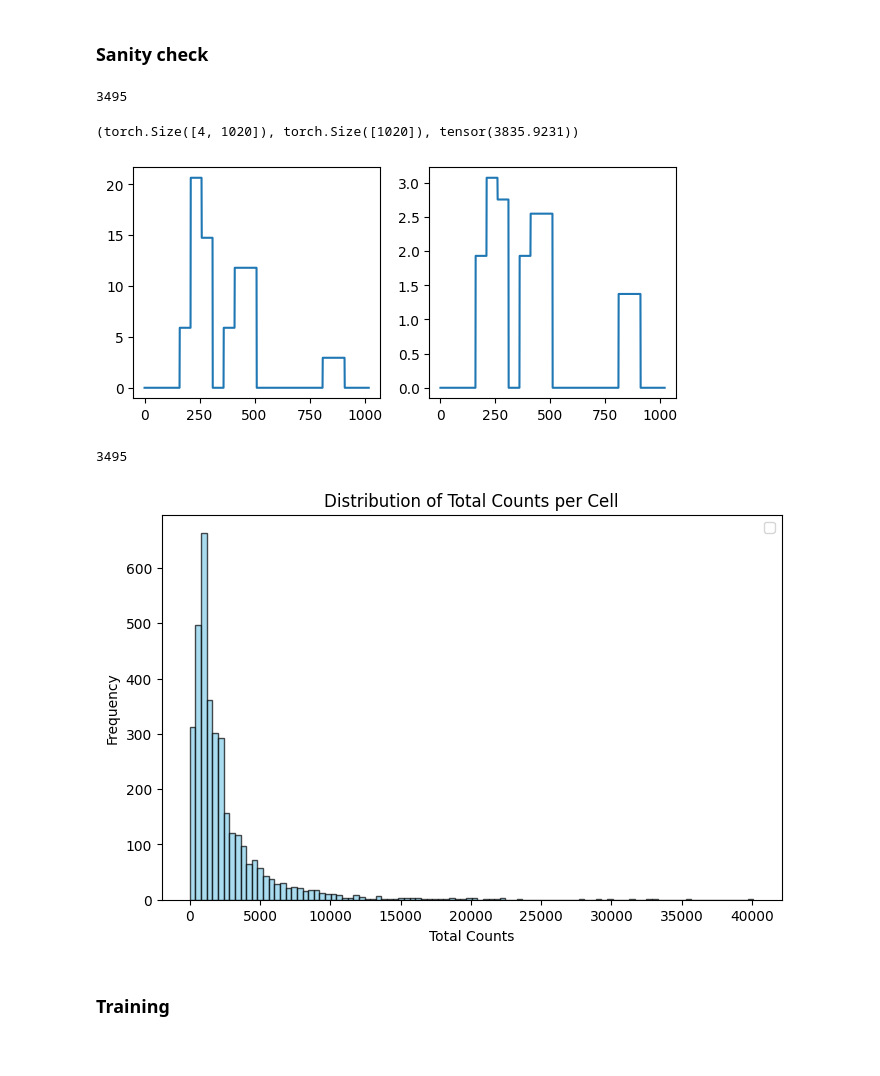
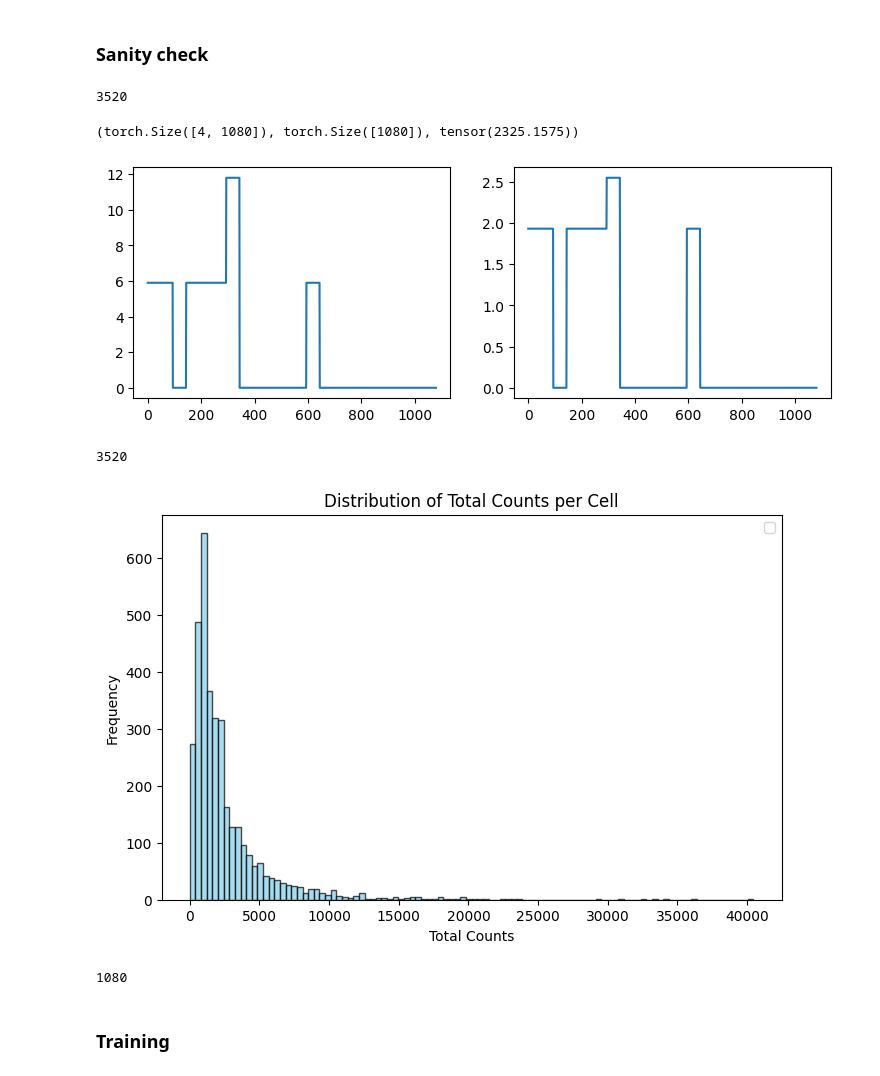
Before and after one commit to alw399/FACT, a Jupyter notebook: notebooks/train_seq.ipynb, the cells around one changed output. Saved outputs shown, nothing was run; the diff lists cells and outputs as text; code cells hidden in the pictures.

```diff
--- a/notebooks/train_seq.ipynb
+++ b/notebooks/train_seq.ipynb
@@ -28,8 +28,8 @@ fasta_path = '../data/GRCm38.primary_assembly.genome.fa'
 bed_path = '../data/bed_files/GFP_TTseq_max_sorted_top_quintile.bed'
 # bed_path = '../data/bed_files/TSS_combined.bed'
 
-window_left = 510
-window_right = 510
+window_left = 540
+window_right = 540
 signal_bins = None
 batch_size = 256
 epochs = 1000
@@ -54,16 +54,16 @@ dataset = SequenceBigWigDataset(
 # %%
 len(dataset)
 # %% [output]
-3495
+3520
 # %%
 rand_idx = int(np.random.rand() * len(dataset))
 x, y = dataset[rand_idx]
 x.shape, y.shape, y.sum()
 # %% [output]
-(torch.Size([4, 1020]), torch.Size([1020]), tensor(3835.9231))
+(torch.Size([4, 1080]), torch.Size([1080]), tensor(2325.1575))
 # %%
-fig, axs = plt.subplots(1, 2, figsize=(7, 3))
+fig, axs = plt.subplots(1, 2, figsize=(9, 3))
 _ = axs[0].plot(y.numpy())
 _ = axs[1].plot(torch.log1p(y).numpy())
 # %% [output]
-[figure, old version]
+[figure, new version]
@@ -89,7 +78,7 @@ for _, y_batch in loader:
 # %%
 len(tot_counts)
 # %% [output]
-3495
+3520
 # %%
 plt.figure(figsize=(8, 5))
 plt.hist(tot_counts, bins=100, color='skyblue', edgecolor='black', alpha=0.7)
@@ -101,7 +90,12 @@ plt.legend()
 
 plt.show()
 # %% [output]
-[figure, old version]
+[figure, new version]
+# %%
+min_profile = window_left + window_right
+min_profile
+# %% [output]
+1080
 # %% [markdown]
 ### Training
 # %%
```
Also changed, not shown: parts of 16 cells of this notebook, 5 other files.
